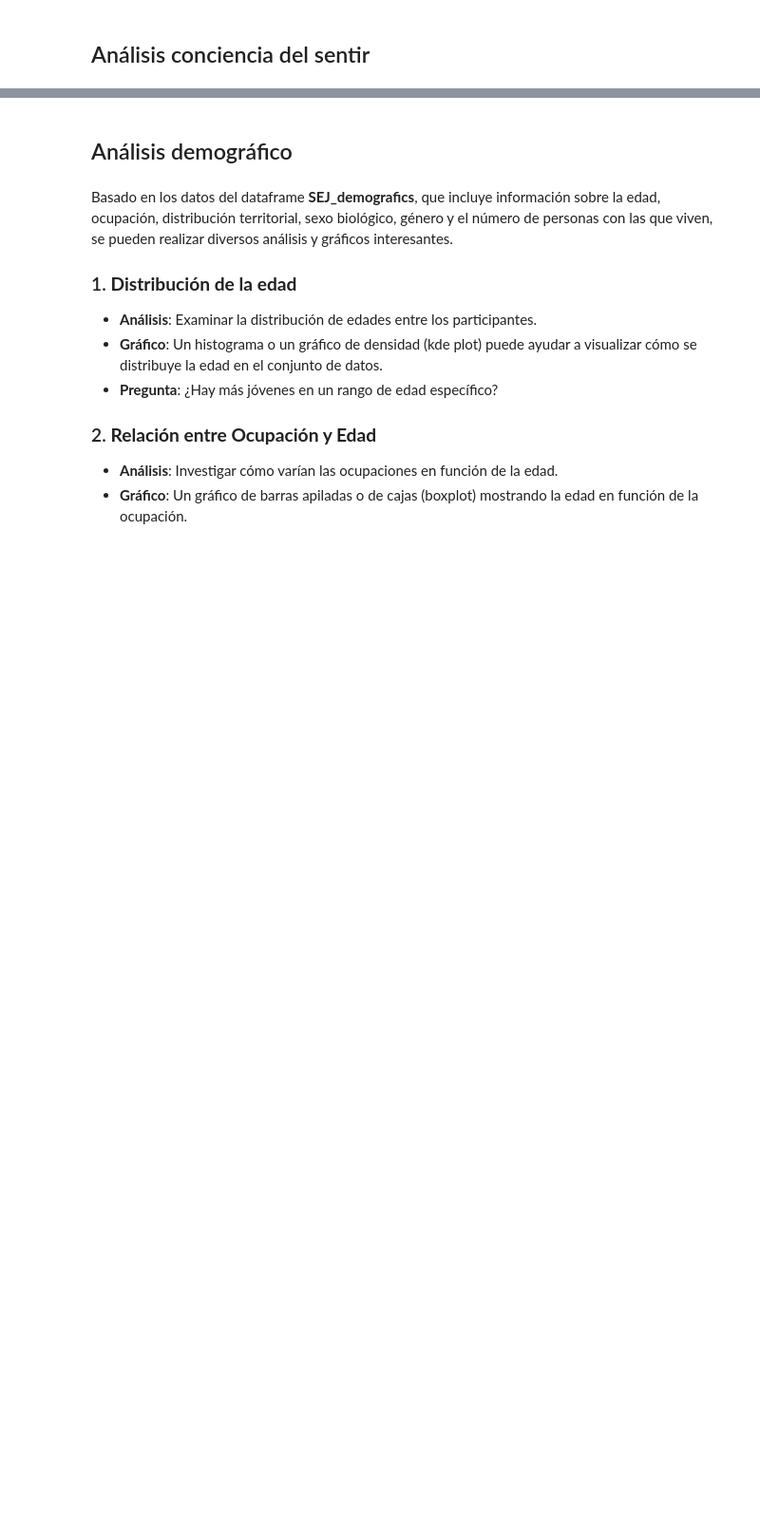
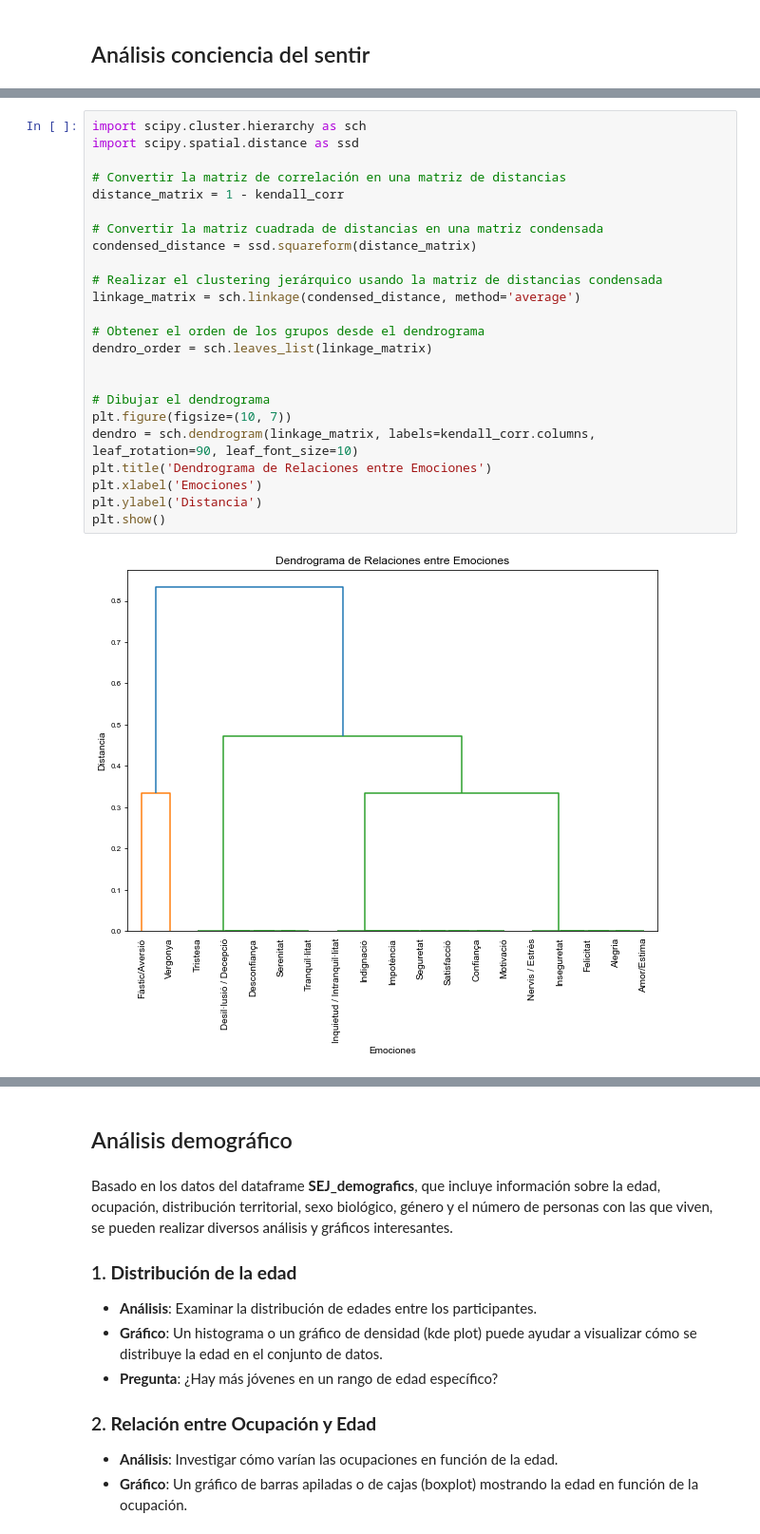
Before and after one commit to sebasto7/SEJ, a Jupyter notebook: SEJ-analisis.ipynb, the cells around one changed output, grey strips where cells are left out. Shown at 95% size. Cells and saved outputs as stored; diff of their text form; blank space fills up the shorter version.

```diff
--- a/SEJ-analisis.ipynb
+++ b/SEJ-analisis.ipynb
@@ -245,0 +301,26 @@ plt.show()
+# %%
+import scipy.cluster.hierarchy as sch
+import scipy.spatial.distance as ssd
+
+# Convertir la matriz de correlación en una matriz de distancias
+distance_matrix = 1 - kendall_corr
+
+# Convertir la matriz cuadrada de distancias en una matriz condensada
+condensed_distance = ssd.squareform(distance_matrix)
+
+# Realizar el clustering jerárquico usando la matriz de distancias condensada
+linkage_matrix = sch.linkage(condensed_distance, method='average')
+
+# Obtener el orden de los grupos desde el dendrograma
+dendro_order = sch.leaves_list(linkage_matrix)
+
+
+# Dibujar el dendrograma
+plt.figure(figsize=(10, 7))
+dendro = sch.dendrogram(linkage_matrix, labels=kendall_corr.columns, leaf_rotation=90, leaf_font_size=10)
+plt.title('Dendrograma de Relaciones entre Emociones')
+plt.xlabel('Emociones')
+plt.ylabel('Distancia')
+plt.show()
+# %% [output]
+[figure, added]
```
Also changed, not shown: parts of 14 cells of this notebook.
